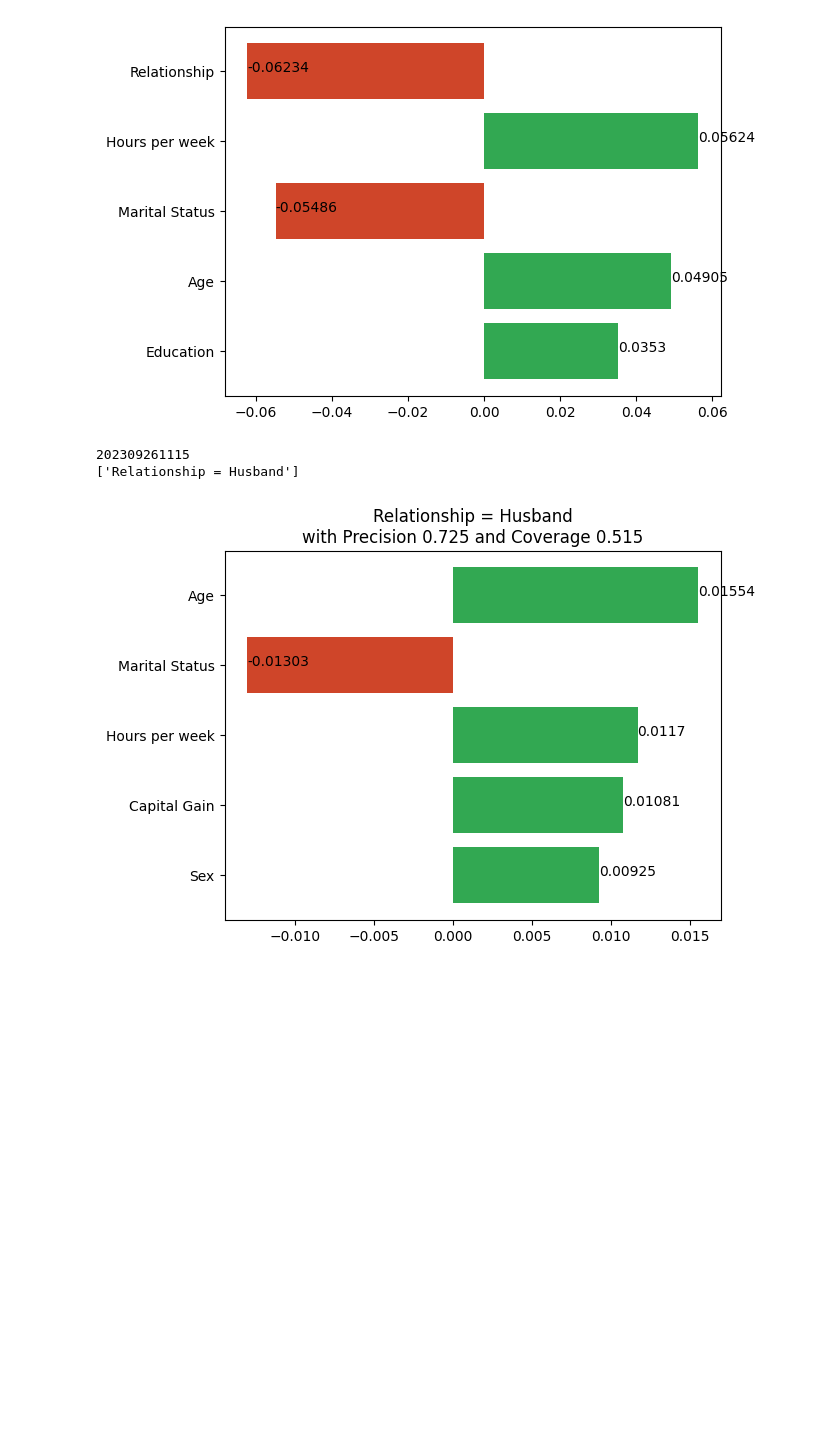
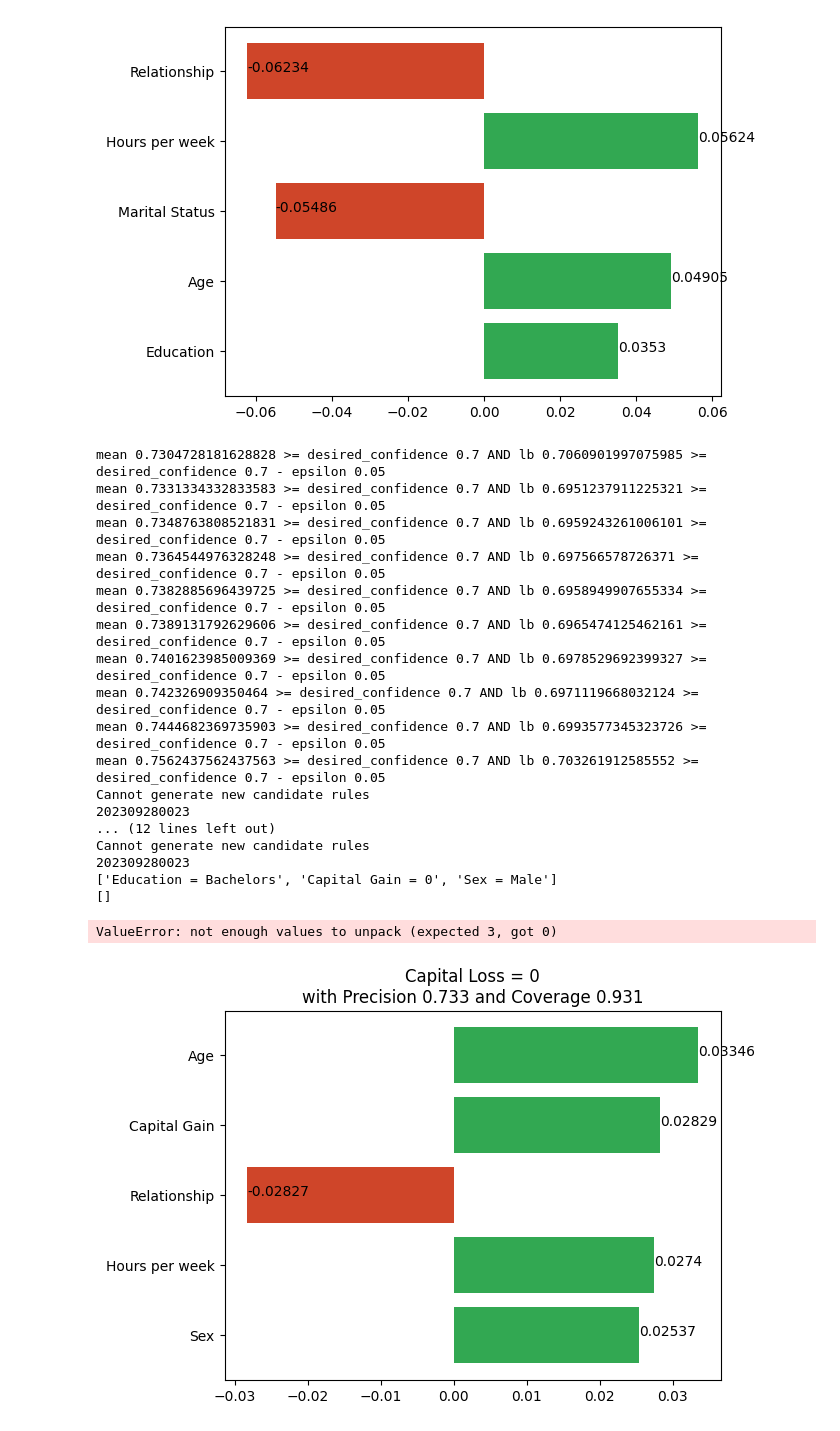
Before and after one commit to g-ohara/rlime, a Jupyter notebook: NewLIME.ipynb, the cells around one changed output. Cells and saved outputs as stored; diff of their text form; code cells hidden in the pictures; blank space fills up the shorter version.

```diff
--- a/NewLIME.ipynb
+++ b/NewLIME.ipynb
@@ -131,13 +131,14 @@ import importlib
 importlib.reload(my_anchor_base)
 importlib.reload(my_anchor_tabular)
 
-def new_lime(trg, dataset, threshold=0.90):
+def new_lime(trg, dataset, threshold, epsilon, beam_size, my_verbose):
     anchor_explainer = my_anchor_tabular.AnchorTabularExplainer(
         dataset.class_names,
         dataset.feature_names,
         dataset.train,
         dataset.categorical_names)
-    anchor_exp, surrogate_model = anchor_explainer.explain_instance(trg, rf.predict, threshold=threshold)
+    anchor_exp, surrogate_model = anchor_explainer.explain_instance(
+        trg, rf.predict, threshold=threshold, epsilon=epsilon, beam_size=10, my_verbose=my_verbose)
     names = anchor_exp.names()
     multiline_names = []
     max_i = int(len(names) / 3)
@@ -246,19 +248,32 @@ plt.savefig(img_file, bbox_inches='tight')
 # %%
 import importlib
 importlib.reload(my_anchor_base)
 importlib.reload(my_anchor_tabular)
 
-t = 0.70
-new_lime(trg, dataset, threshold=t)
-
-# for t in [0.70, 0.80, 0.90]:
-#     new_lime(trg, dataset, threshold=t)
-#     img_file = 'img/%s/%05d-%03d.png' % (dataset_name, i, t * 100)
-#     plt.savefig(img_file, bbox_inches='tight')
+for t in [0.70, 0.80, 0.90]:
+    new_lime(trg, dataset, threshold=t, beam_size=1, epsilon=0.1, my_verbose=True)
+    img_file = 'img/%s/%05d-%03d.png' % (dataset_name, i, t * 100)
+    plt.savefig(img_file, bbox_inches='tight')
 # %% [output]
-202309261115
-['Relationship = Husband']
+mean 0.7304728181628828 >= desired_confidence 0.7 AND lb 0.7060901997075985 >= desired_confidence 0.7 - epsilon 0.05
+mean 0.7331334332833583 >= desired_confidence 0.7 AND lb 0.6951237911225321 >= desired_confidence 0.7 - epsilon 0.05
+mean 0.7348763808521831 >= desired_confidence 0.7 AND lb 0.6959243261006101 >= desired_confidence 0.7 - epsilon 0.05
+mean 0.7364544976328248 >= desired_confidence 0.7 AND lb 0.697566578726371 >= desired_confidence 0.7 - epsilon 0.05
+mean 0.7382885696439725 >= desired_confidence 0.7 AND lb 0.6958949907655334 >= desired_confidence 0.7 - epsilon 0.05
+mean 0.7389131792629606 >= desired_confidence 0.7 AND lb 0.6965474125462161 >= desired_confidence 0.7 - epsilon 0.05
+mean 0.7401623985009369 >= desired_confidence 0.7 AND lb 0.6978529692399327 >= desired_confidence 0.7 - epsilon 0.05
+mean 0.742326909350464 >= desired_confidence 0.7 AND lb 0.6971119668032124 >= desired_confidence 0.7 - epsilon 0.05
+mean 0.7444682369735903 >= desired_confidence 0.7 AND lb 0.6993577345323726 >= desired_confidence 0.7 - epsilon 0.05
+mean 0.7562437562437563 >= desired_confidence 0.7 AND lb 0.703261912585552 >= desired_confidence 0.7 - epsilon 0.05
+Cannot generate new candidate rules
+202309280023
+... (12 lines left out)
+Cannot generate new candidate rules
+202309280023
+['Education = Bachelors', 'Capital Gain = 0', 'Sex = Male']
+[]
+ValueError: not enough values to unpack (expected 3, got 0)
-[figure, old version]
+[figure, new version]
 # %%
 i
 # %%
```
Also changed, not shown: parts of 2 cells of this notebook, 5 other files.
